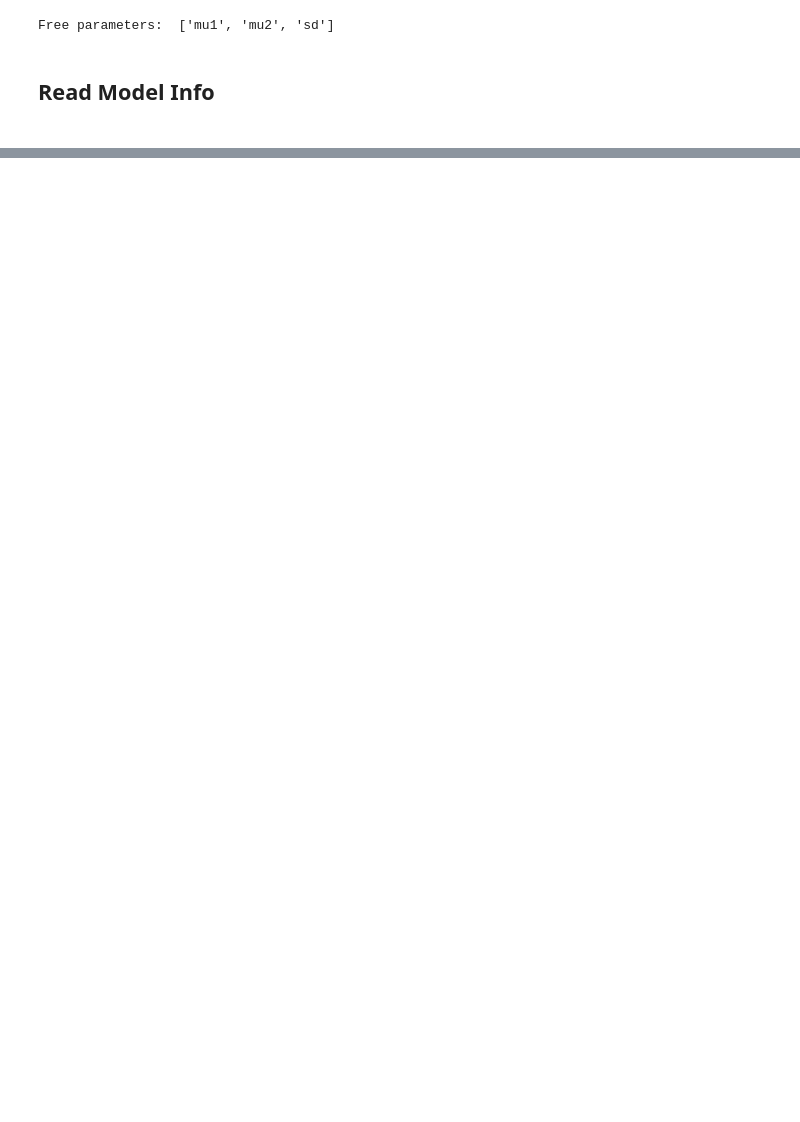
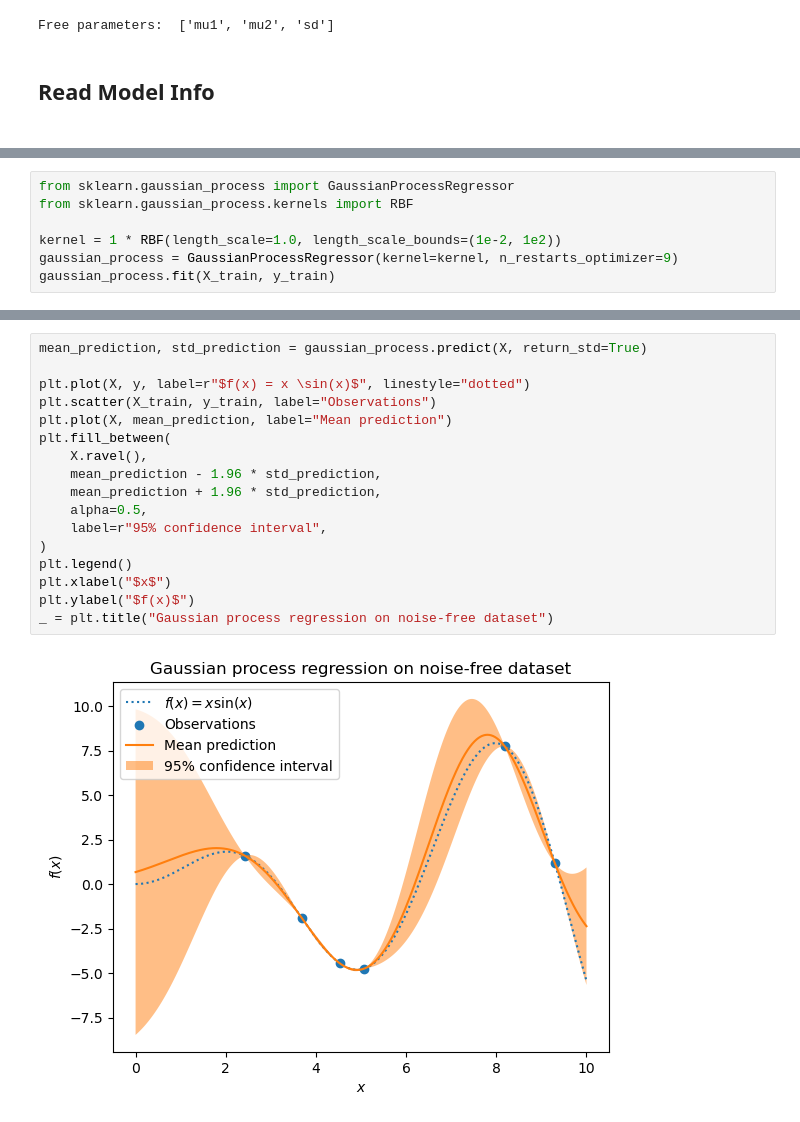
Before and after one commit to CxModelling/sims-pars, a Jupyter notebook: notebooks/HME_test.ipynb, the cells around one changed output, grey strips where cells are left out. Drawn from its saved outputs; the diff is of its cells as text; blank space fills up the shorter version.

```diff
--- a/notebooks/HME_test.ipynb
+++ b/notebooks/HME_test.ipynb
@@ -48,0 +80,7 @@ model0.Domain
+# %%
+from sklearn.gaussian_process import GaussianProcessRegressor
+from sklearn.gaussian_process.kernels import RBF
+
+kernel = 1 * RBF(length_scale=1.0, length_scale_bounds=(1e-2, 1e2))
+gaussian_process = GaussianProcessRegressor(kernel=kernel, n_restarts_optimizer=9)
+gaussian_process.fit(X_train, y_train)
@@ -48,0 +126,19 @@ model0.Domain
+# %%
+mean_prediction, std_prediction = gaussian_process.predict(X, return_std=True)
+
+plt.plot(X, y, label=r"$f(x) = x \sin(x)$", linestyle="dotted")
+plt.scatter(X_train, y_train, label="Observations")
+plt.plot(X, mean_prediction, label="Mean prediction")
+plt.fill_between(
+    X.ravel(),
+    mean_prediction - 1.96 * std_prediction,
+    mean_prediction + 1.96 * std_prediction,
+    alpha=0.5,
+    label=r"95% confidence interval",
+)
+plt.legend()
+plt.xlabel("$x$")
+plt.ylabel("$f(x)$")
+_ = plt.title("Gaussian process regression on noise-free dataset")
+# %% [output]
+[figure, added]
```
Also changed, not shown: parts of 10 cells of this notebook, 6 other files.
